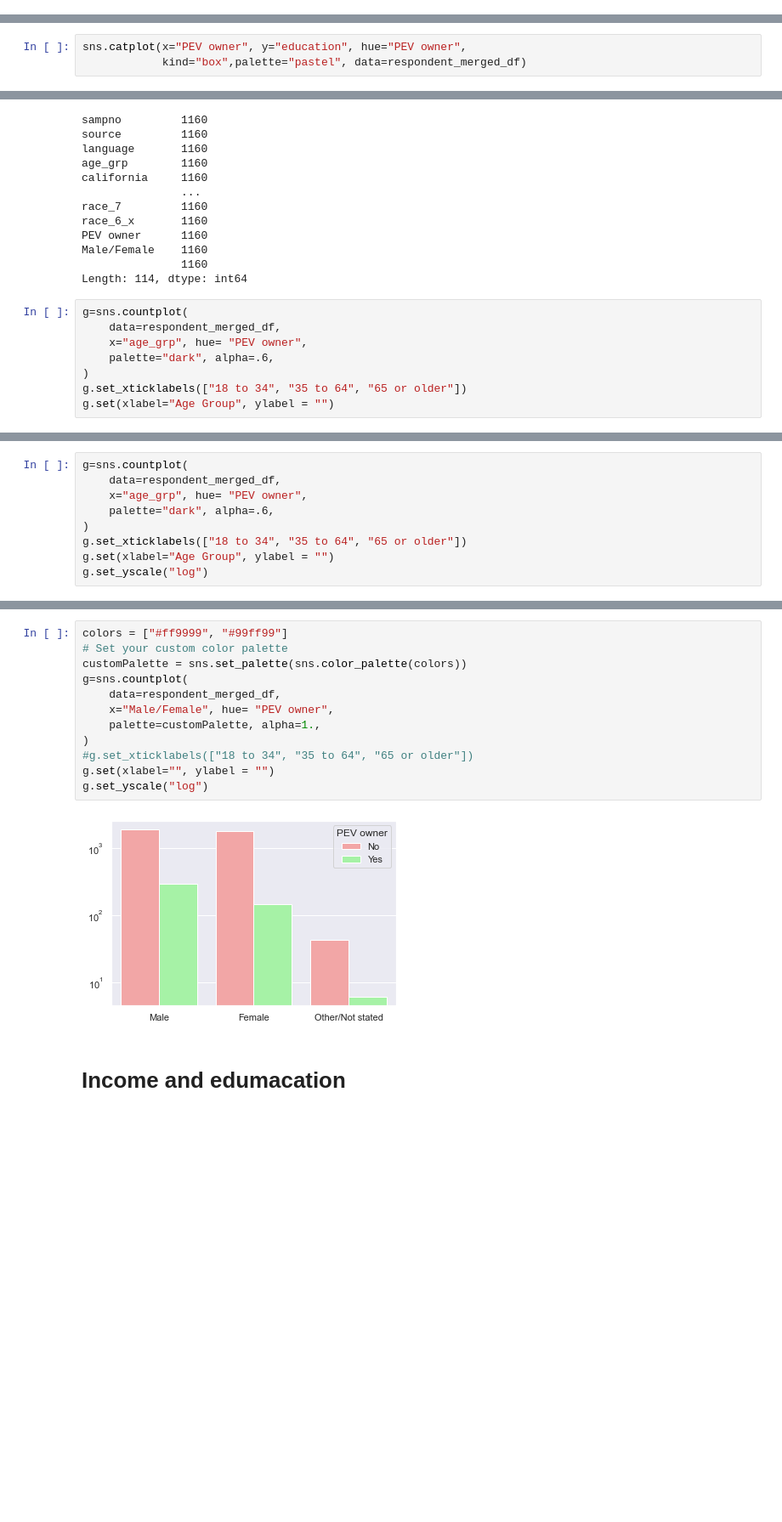
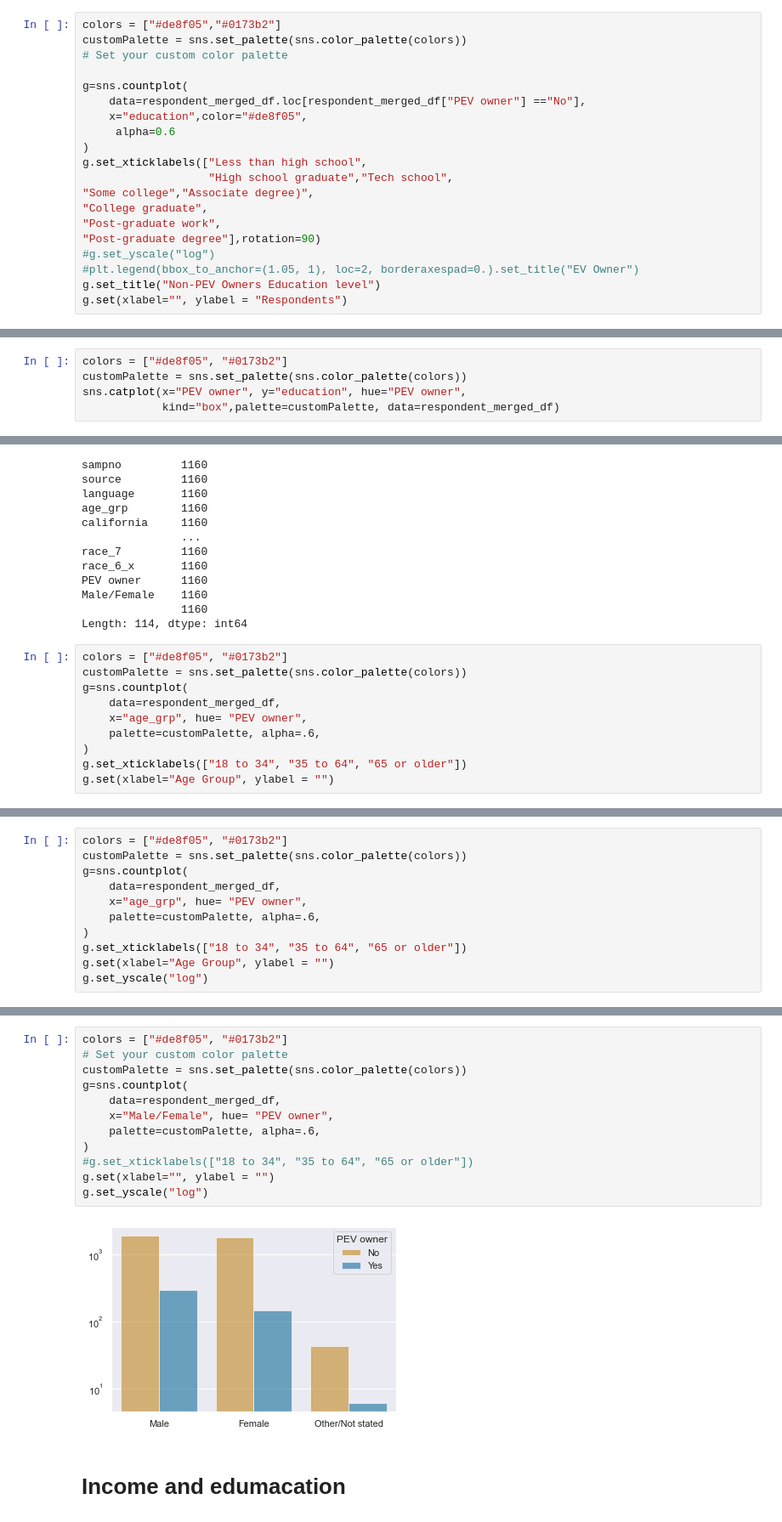
Before and after one commit to RussellShelley/Energy_Analysis, a Jupyter notebook: Visualization/Python Visuals.ipynb, the cells around one changed output, grey strips where cells are left out. Shown at 85% size. Drawn from its saved outputs; the diff is of its cells as text; blank space fills up the shorter version.

```diff
--- a/Visualization/Python Visuals.ipynb
+++ b/Visualization/Python Visuals.ipynb
@@ -837,0 +850,20 @@ plt.legend(bbox_to_anchor=(1.05, 1), loc=2, borderaxespad=0.).set_title("EV Owne
+# %%
+colors = ["#de8f05","#0173b2"]
+customPalette = sns.set_palette(sns.color_palette(colors))
+# Set your custom color palette
+
+g=sns.countplot(
+    data=respondent_merged_df.loc[respondent_merged_df["PEV owner"] =="No"],
+    x="education",color="#de8f05",
+     alpha=0.6
+)
+g.set_xticklabels(["Less than high school",
+                   "High school graduate","Tech school",
+"Some college","Associate degree)",
+"College graduate",
+"Post-graduate work",
+"Post-graduate degree"],rotation=90)
+#g.set_yscale("log")
+#plt.legend(bbox_to_anchor=(1.05, 1), loc=2, borderaxespad=0.).set_title("EV Owner")
+g.set_title("Non-PEV Owners Education level")
+g.set(xlabel="", ylabel = "Respondents")
@@ -842,7 +893,9 @@ sns.catplot(x="PEV owner", y="education", hue="PEV owner",
 <seaborn.axisgrid.FacetGrid at 0x...>
 [figure]
 # %%
+colors = ["#de8f05", "#0173b2"]
+customPalette = sns.set_palette(sns.color_palette(colors))
 sns.catplot(x="PEV owner", y="education", hue="PEV owner",
-            kind="box",palette="pastel", data=respondent_merged_df)
+            kind="box",palette=customPalette, data=respondent_merged_df)
 # %% [output]
 <seaborn.axisgrid.FacetGrid at 0x...>
@@ -863,10 +916,12 @@ Male/Female    1160
                1160
 Length: 114, dtype: int64
 # %%
+colors = ["#de8f05", "#0173b2"]
+customPalette = sns.set_palette(sns.color_palette(colors))
 g=sns.countplot(
     data=respondent_merged_df,
     x="age_grp", hue= "PEV owner",
-    palette="dark", alpha=.6,
+    palette=customPalette, alpha=.6,
 )
 g.set_xticklabels(["18 to 34", "35 to 64", "65 or older"])
 g.set(xlabel="Age Group", ylabel = "")
@@ -876,8 +931,10 @@ g.set(xlabel="Age Group", ylabel = "")
 # %%
+colors = ["#de8f05", "#0173b2"]
+customPalette = sns.set_palette(sns.color_palette(colors))
 g=sns.countplot(
     data=respondent_merged_df,
     x="age_grp", hue= "PEV owner",
-    palette="dark", alpha=.6,
+    palette=customPalette, alpha=.6,
 )
 g.set_xticklabels(["18 to 34", "35 to 64", "65 or older"])
 g.set(xlabel="Age Group", ylabel = "")
@@ -887,17 +944,17 @@ g.set_yscale("log")
 # %%
-colors = ["#ff9999", "#99ff99"]
+colors = ["#de8f05", "#0173b2"]
 # Set your custom color palette
 customPalette = sns.set_palette(sns.color_palette(colors))
 g=sns.countplot(
     data=respondent_merged_df,
     x="Male/Female", hue= "PEV owner",
-    palette=customPalette, alpha=1.,
+    palette=customPalette, alpha=.6,
 )
 #g.set_xticklabels(["18 to 34", "35 to 64", "65 or older"])
 g.set(xlabel="", ylabel = "")
 g.set_yscale("log")
 # %% [output]
-[figure, old version]
+[figure, new version]
 # %% [markdown]
 # Income and edumacation
 # %%
```
Also changed, not shown: parts of 40 cells of this notebook, 13 other files.
